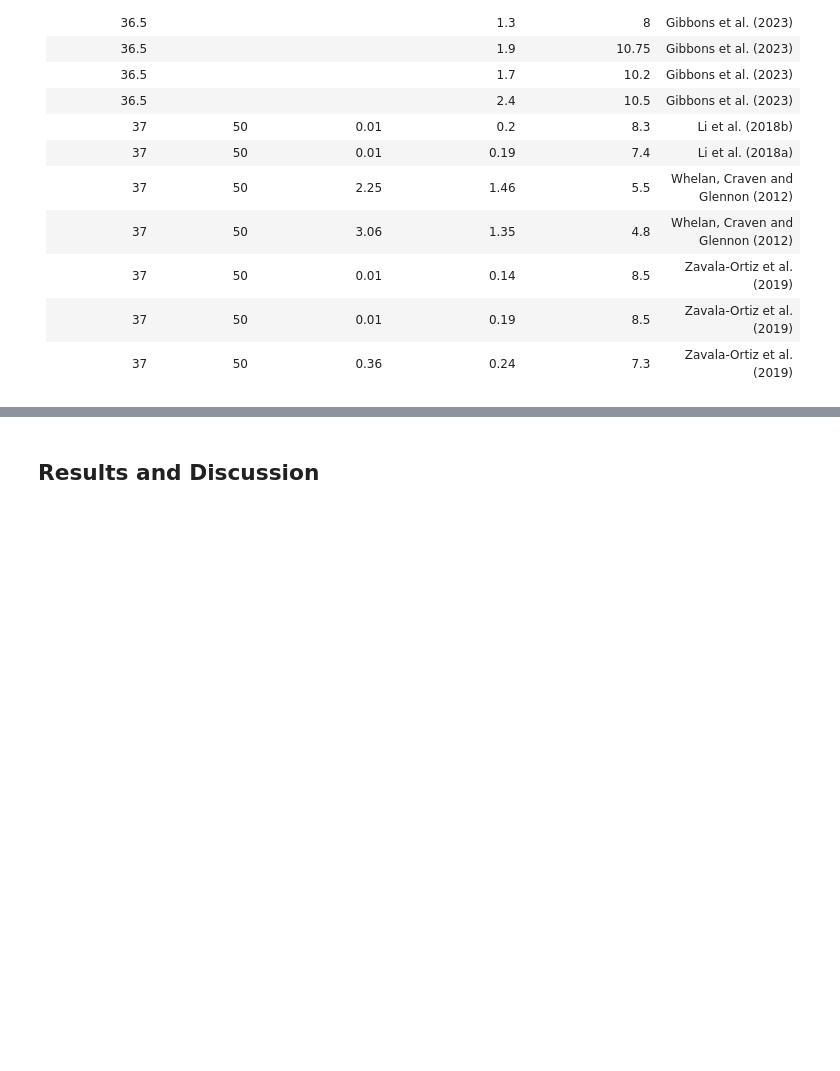
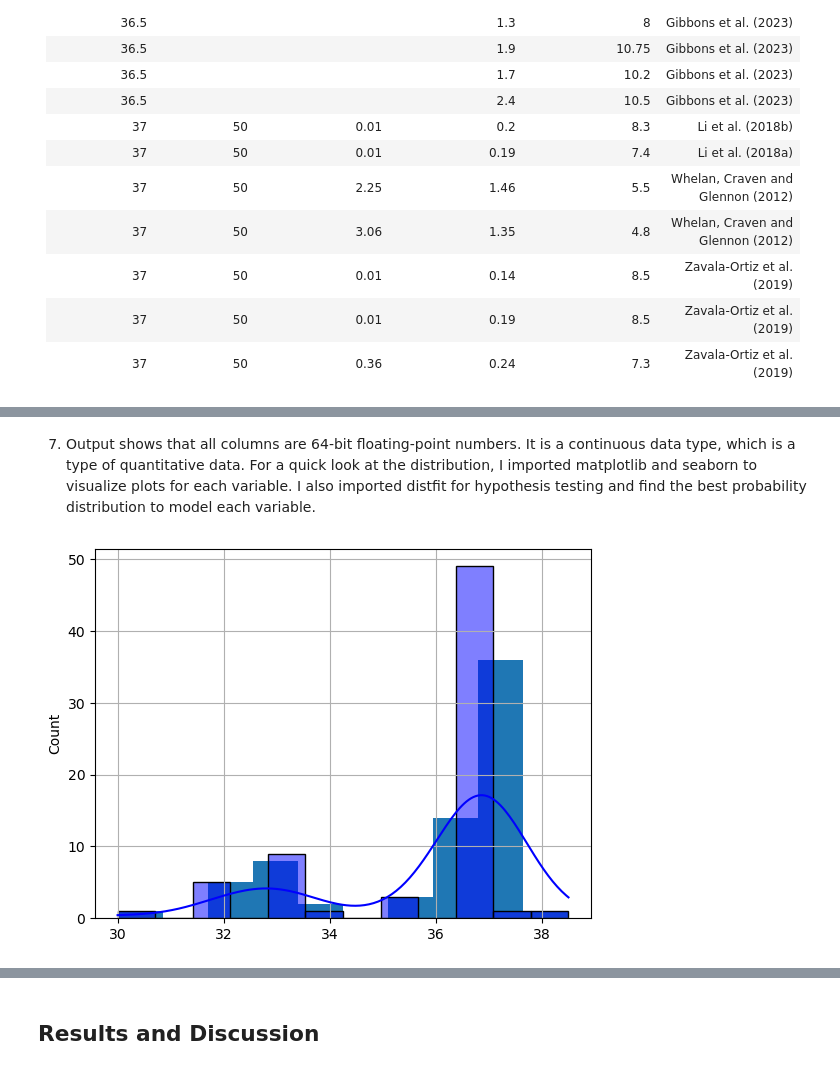
Before and after one commit to nurbujang/1progdaw23, a Jupyter notebook: project1.ipynb, the cells around one changed output, grey strips where cells are left out. Saved outputs shown, nothing was run; the diff lists cells and outputs as text; code cells hidden in the pictures; blank space fills up the shorter version.

Commit message:
temp hist log gamma

```diff
--- a/project1.ipynb
+++ b/project1.ipynb
@@ -170,0 +176,3 @@ While lactate is a waste product of cell growth and high levels of lactate has n
+# %%
+df = pd.read_csv('chori.csv')
+df.head() #
@@ -170,0 +203,19 @@ While lactate is a waste product of cell growth and high levels of lactate has n
+# %% [markdown]
+7. Output shows that all columns are 64-bit floating-point numbers. It is a continuous data type, which is a type of quantitative data. For a quick look at the distribution, I imported matplotlib and seaborn to visualize plots for each variable. I also imported distfit for hypothesis testing and find the best probability distribution to model each variable.
+# %%
+import matplotlib.pyplot as plt
+import seaborn as sns
+
+# For column temp, create a histogram:
+
+df['temp'].hist()
+
+# OR
+
+temp_array = df['temp'].values
+# print(temp_array)
+
+sns.histplot(temp_array, kde=True, color='blue', label='Data')
+plt.show()
+# %% [output]
+[figure, added]
```
Also changed, not shown: parts of 10 cells of this notebook.
